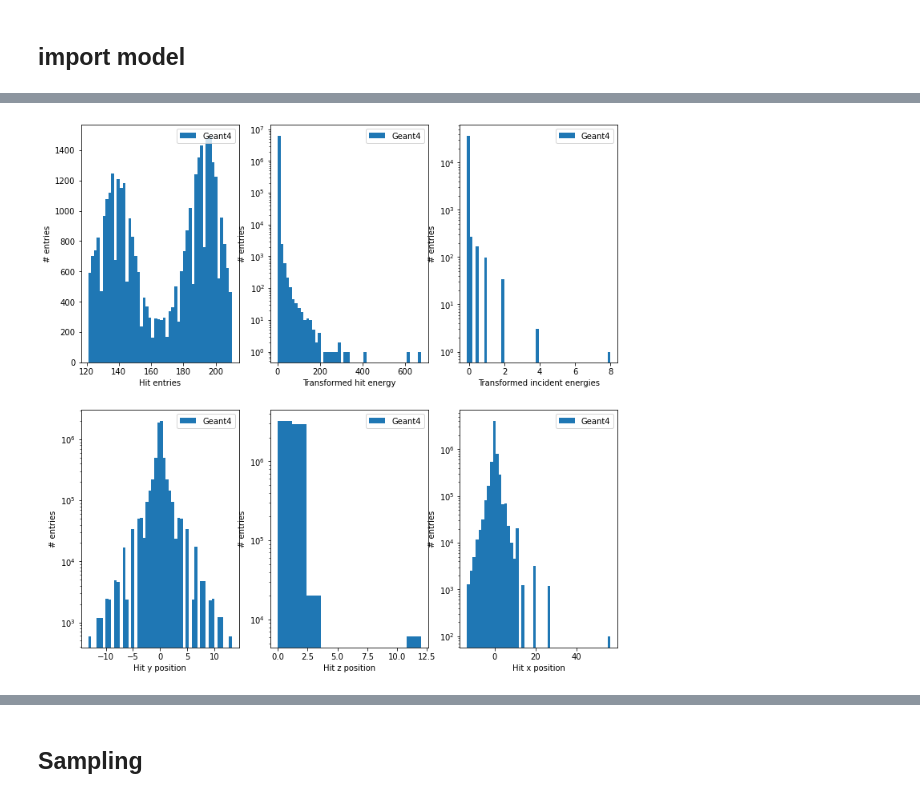
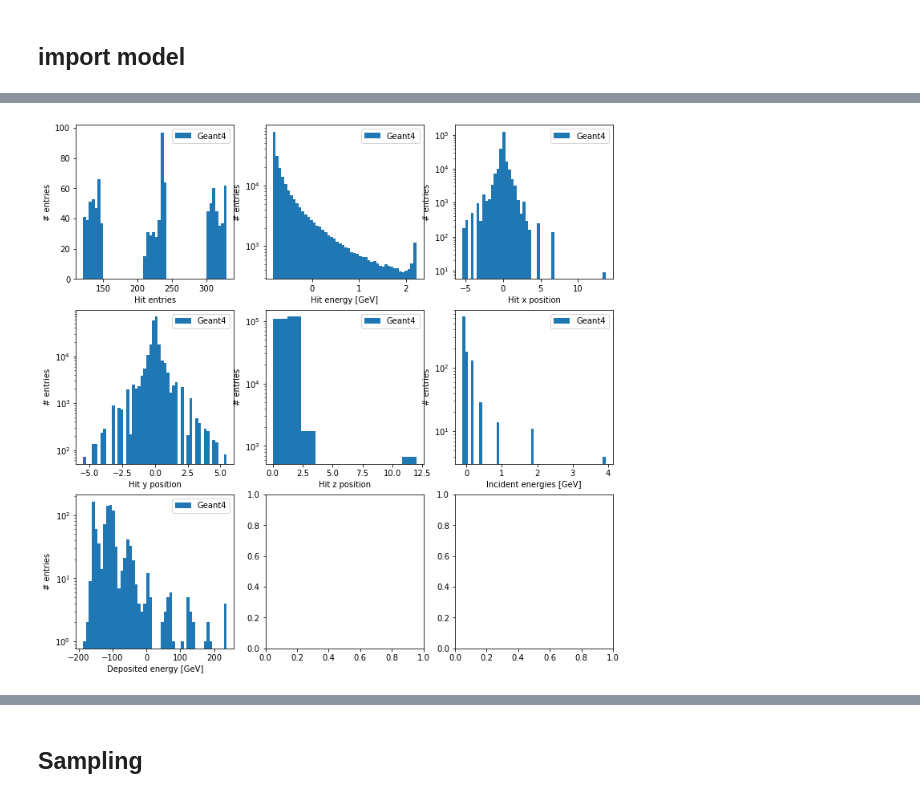
Before and after one commit to vincentchen566/tdsm_encoder, a Jupyter notebook: tdsm_encoder.ipynb, the cells around one changed output, grey strips where cells are left out. Cells and saved outputs as stored; diff of their text form; code cells hidden in the pictures.

```diff
--- a/tdsm_encoder.ipynb
+++ b/tdsm_encoder.ipynb
@@ -17,12 +17,13 @@ import trans_tdsm, utils
 from prettytable import PrettyTable
 import util.dataset_structure, util.display, util.model
 import tqdm
+from IPython import display
 
 device = 'cuda' if torch.cuda.is_available() else 'cpu'
 padding_value = -20
 
 dataset = "dataset_1_photons_padded_nentry"
-dataset_store_path = "/eos/user/j/jthomasw/tdsm_encoder/datasets/robust_scalar_transforms/"
+dataset_store_path = "/eos/user/j/jthomasw/tdsm_encoder/datasets/power_transformer/"
 transform = None
 transform_y = None
 mask = True
@@ -36,7 +37,7 @@ lr = 0.00001
 n_epochs = 50
 ### SDE PARAMETERS ###
 SDE = 'VE'
-sigma_max = 5.
+sigma_max = 10.
 ### MODEL PARAMETERS ###
 n_feat_dim = 4
 embed_dim = 512
@@ -64,7 +65,8 @@ print('Working directory: ', workingdir)
 
 files_list_ = []
 for filename in os.listdir(dataset_store_path):
-    if fnmatch.fnmatch(filename, dataset + '12*.pt') or fnmatch.fnmatch(filename, dataset + '15*.pt') or fnmatch.fnmatch(filename, dataset + '18*.pt'):
+    if fnmatch.fnmatch(filename, dataset + '12*.pt') or fnmatch.fnmatch(filename, dataset + '21*.pt') or fnmatch.fnmatch(filename, dataset + '30*.pt'):
+    #if fnmatch.fnmatch(filename, dataset + '30*.pt'):
         files_list_.append(os.path.join(dataset_store_path, filename))
 print(files_list_)
 
@@ -102,4 +112,65 @@ Sum of trainable parameters: 3821445
 # %%
-fig = util.display.plot_distribution(files_list_, label="Geant4")
+#dists = util.display.plot_distribution(files_list_,energy_trans_file='transform_e.pkl')
+dists = util.display.plot_distribution(files_list_)
+
+entries = dists[0]
+all_incident_e = dists[1]
+total_deposited_e_shower = dists[2]
+all_e = dists[3]
+all_x = dists[4]
+all_y = dists[5]
+all_z = dists[6]
+
+fig, ax = plt.subplots(3,3, figsize=(12,12))
+print('Plot # entries')
+ax[0][0].set_ylabel('# entries')
+ax[0][0].set_xlabel('Hit entries')
+ax[0][0].hist(entries, 50, label='Geant4')
+ax[0][0].legend(loc='upper right')
+
+print('Plot incident energies')
+ax[1][2].set_ylabel('# entries')
+ax[1][2].set_xlabel('Incident energies [GeV]')
+ax[1][2].hist(all_incident_e, 50, label='Geant4')
+ax[1][2].set_yscale('log')
+ax[1][2].legend(loc='upper right')
+
+print('Plot total deposited hit energy')
+ax[2][0].set_ylabel('# entries')
+ax[2][0].set_xlabel('Deposited energy [GeV]')
+ax[2][0].hist(total_deposited_e_shower, 50, label='Geant4')
+ax[2][0].set_yscale('log')
+ax[2][0].legend(loc='upper right')
+
+print('Plot hit x')
+ax[0][2].set_ylabel('# entries')
+ax[0][2].set_xlabel('Hit x position')
+ax[0][2].hist(all_x, 50, label='Geant4')
+ax[0][2].set_yscale('log')
+ax[0][2].legend(loc='upper right')
+
+print('Plot hit energies')
+ax[0][1].set_ylabel('# entries')
+ax[0][1].set_xlabel('Hit energy [GeV]')
+ax[0][1].hist(all_e, 50, label='Geant4')
+ax[0][1].set_yscale('log')
+ax[0][1].legend(loc='upper right')
+
+print('Plot hit y')
+ax[1][0].set_ylabel('# entries')
+ax[1][0].set_xlabel('Hit y position')
+ax[1][0].hist(all_y, 50, label='Geant4')
+ax[1][0].set_yscale('log')
+ax[1][0].legend(loc='upper right')
+
+print('Plot hit z')
+ax[1][1].set_ylabel('# entries')
+ax[1][1].set_xlabel('Hit z position')
+ax[1][1].hist(all_z, label='Geant4')
+ax[1][1].set_yscale('log')
+ax[1][1].legend(loc='upper right')
+
 fig.show()
+save_name = os.path.join(dataset_store_path,'input_dists_transformed.png')
+fig.savefig(save_name)
 # %% [output]
@@ -113,5 +191,5 @@ Plot hit x
 Plot hit y
 Plot hit z
-[figure, old version]
+[figure, new version]
 # %% [markdown]
 ## Training
```
Also changed, not shown: parts of 8 cells of this notebook, 3 other files.
